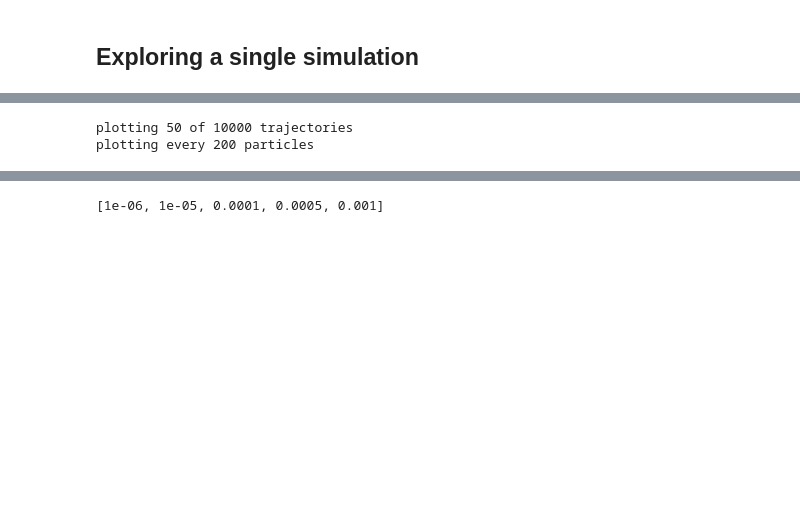
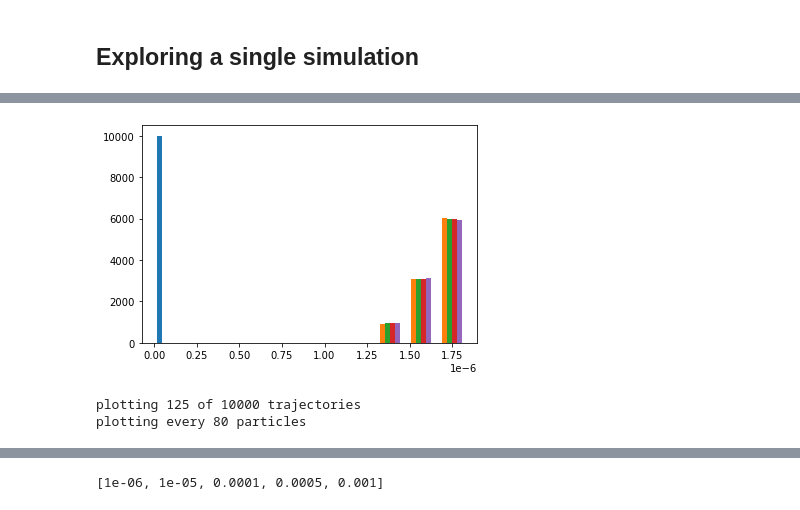
Before and after one commit to OceanParcels/biofouling_3dtransport_2, a Jupyter notebook: Analysis/Single_simulation.ipynb, the cells around one changed output, grey strips where cells are left out. Saved outputs shown, nothing was run; the diff lists cells and outputs as text; code cells hidden in the pictures; blank space fills up the shorter version.

```diff
--- a/Analysis/Single_simulation.ipynb
+++ b/Analysis/Single_simulation.ipynb
@@ -30,12 +51,17 @@ ds = xr.open_dataset(datadir+'regional_'+region+'_bfadv_Jan_2004_0'+str(mortalit
+# %%
+plt.hist(ds['kin_visc'])
+plt.show()
+# %% [output]
+[figure, added]
 # %%
-number_of_trajectories_to_plot = 50
+number_of_trajectories_to_plot = 125
 n_plt = number_of_trajectories_to_plot
 f_plt = int(np.round(len(ds['traj'])/n_plt))
 print('plotting '+str(n_plt)+' of '+str(len(ds['traj']))+' trajectories')
 print('plotting every '+str(f_plt)+' particles')
 # %% [output]
-plotting 50 of 10000 trajectories
-plotting every 200 particles
+plotting 125 of 10000 trajectories
+plotting every 80 particles
 # %%
 fig = plt.figure(figsize=(16,8), constrained_layout=True)
 ax = plt.axes(projection=ccrs.PlateCarree())
```
Also changed, not shown: parts of 8 cells of this notebook, 5 other files.
